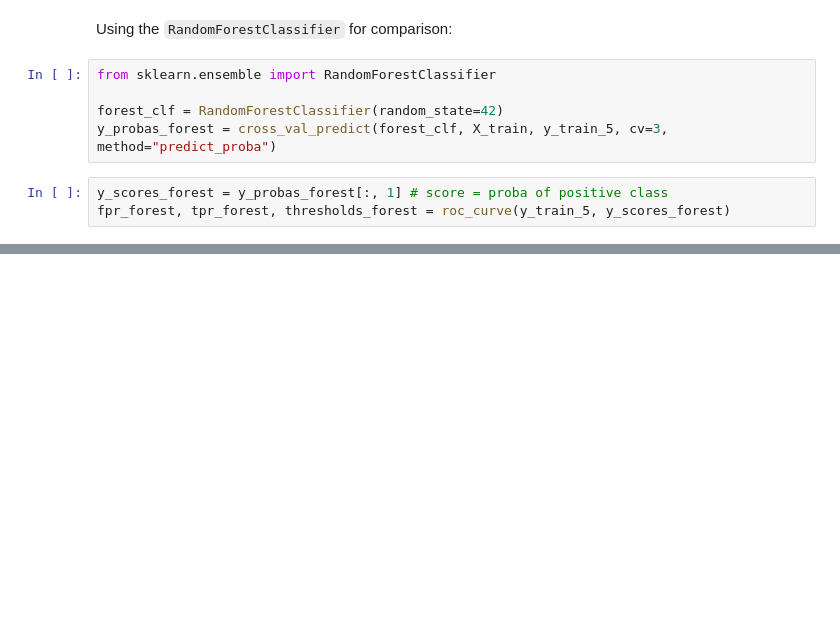
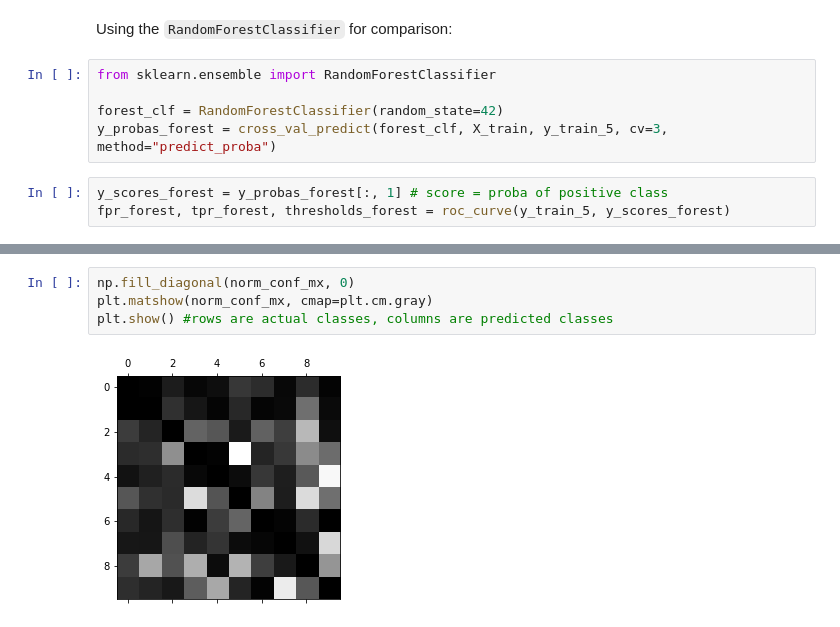
Before and after one commit to rgaquino/handson-ml-study, a Jupyter notebook: MNIST.ipynb, the cells around one changed output, grey strips where cells are left out. Drawn from its saved outputs; the diff is of its cells as text; blank space fills up the shorter version.

```diff
--- a/MNIST.ipynb
+++ b/MNIST.ipynb
@@ -238,0 +330,6 @@ roc_auc_score(y_train_5, y_scores_forest)
+# %%
+np.fill_diagonal(norm_conf_mx, 0)
+plt.matshow(norm_conf_mx, cmap=plt.cm.gray)
+plt.show() #rows are actual classes, columns are predicted classes
+# %% [output]
+[figure, added]
```
Also changed, not shown: parts of 43 cells of this notebook, 2 other files.
